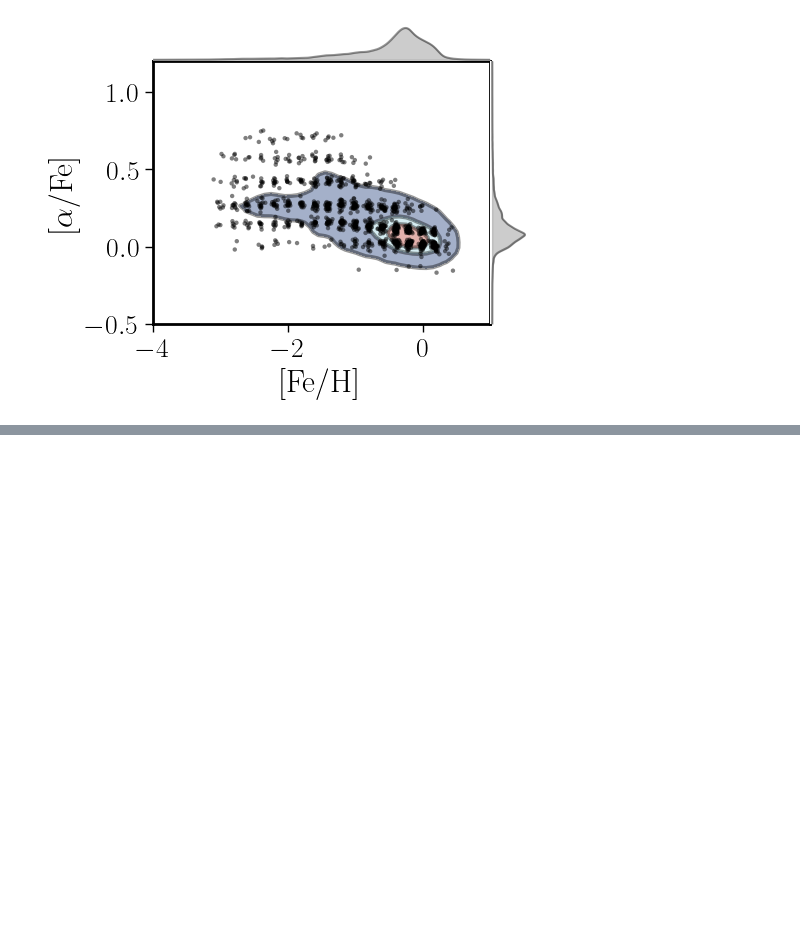
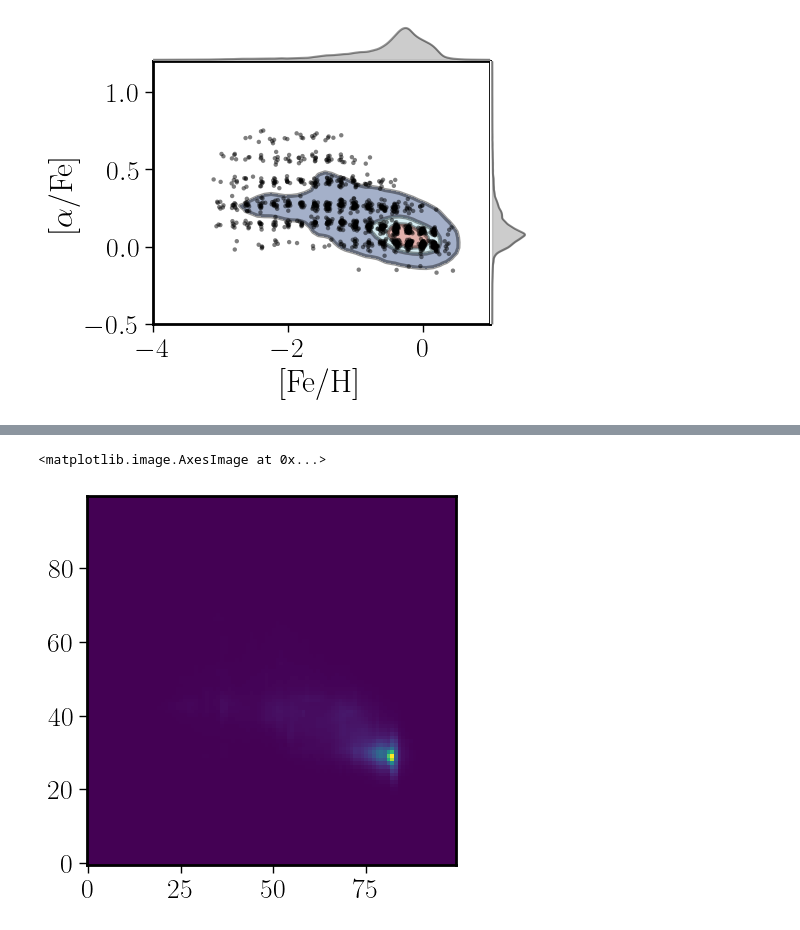
Before and after one commit to sdss/lvmdap, a Jupyter notebook: notebooks/MaStar_Clustering.ipynb, the cells around one changed output, grey strips where cells are left out. Drawn from its saved outputs; the diff is of its cells as text; code cells hidden in the pictures; blank space fills up the shorter version.

```diff
--- a/notebooks/MaStar_Clustering.ipynb
+++ b/notebooks/MaStar_Clustering.ipynb
@@ -1652,0 +1606,8 @@ NameError: name 'tab_' is not defined
+# %%
+hdu_now=hdu_Met_Alf
+map_now=np.sum(hdu_now.data,axis=0)
+map_now=map_now/np.sum(map_now)
+plt.imshow(map_now,origin='lower')
+# %% [output]
+<matplotlib.image.AxesImage at 0x...>
+[figure, added]
```
Also changed, not shown: parts of 54 cells of this notebook, 3 other files.
